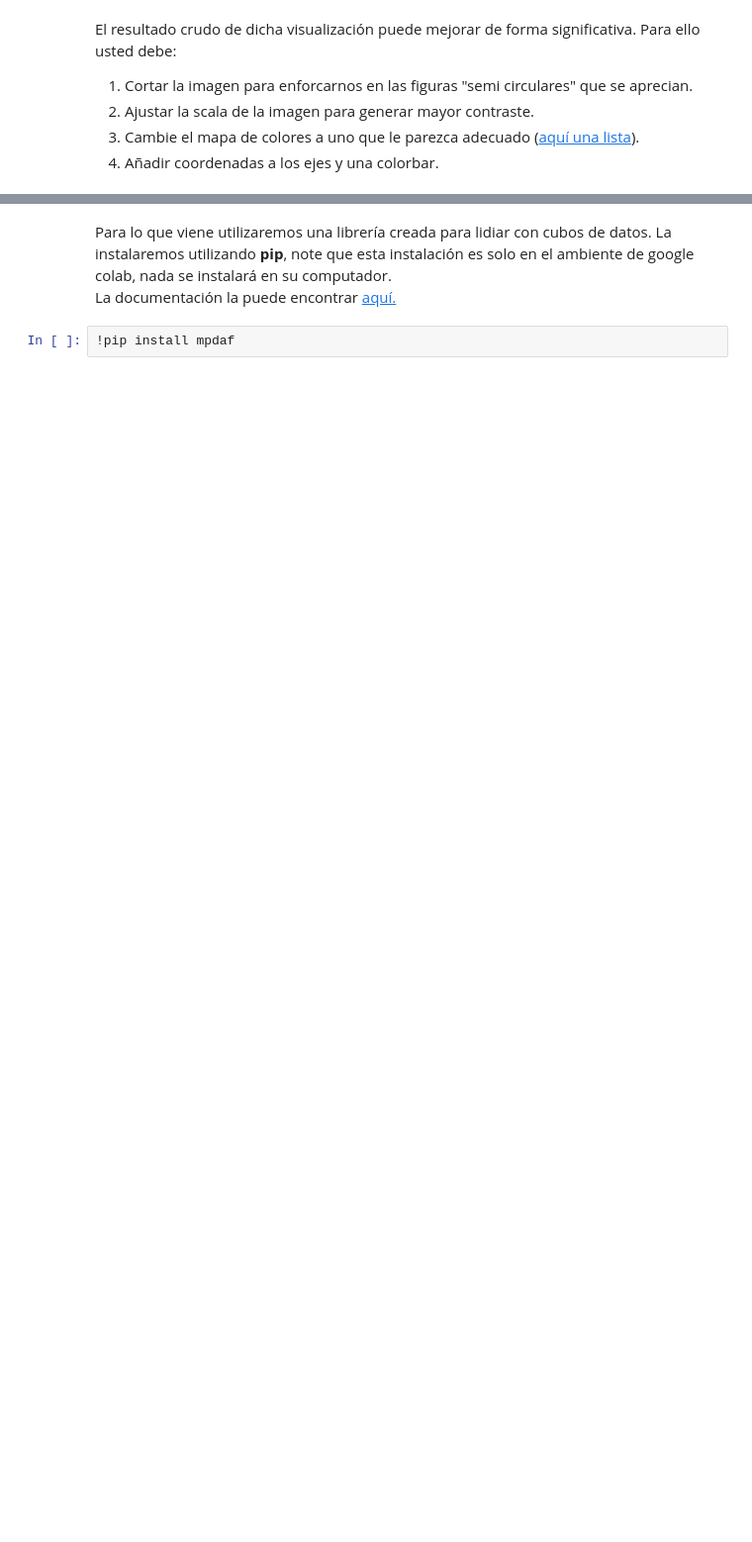
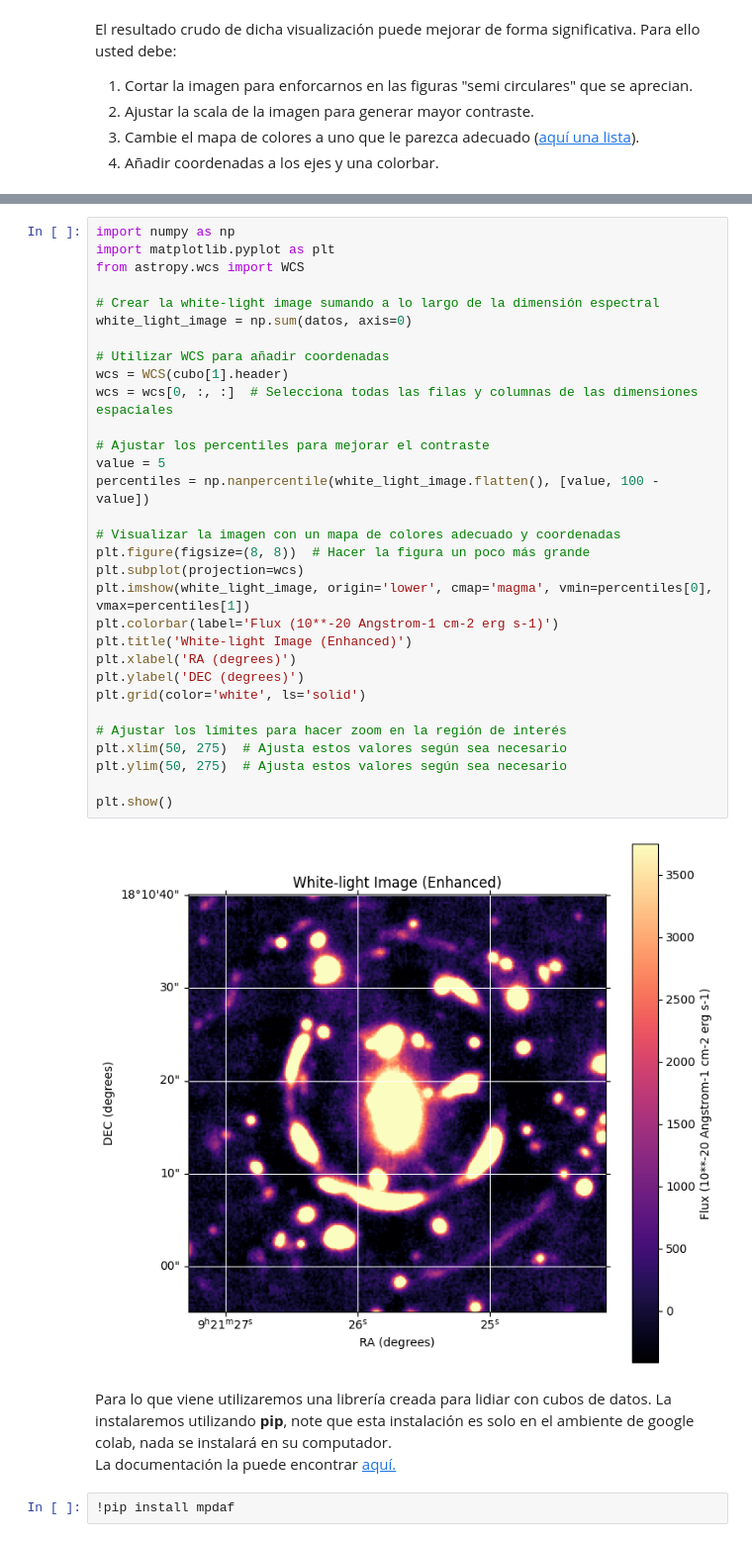
Before and after one commit to carlos-riquelme-c/Tarea-4, a Jupyter notebook: Tarea4.ipynb, the cells around one changed output, grey strips where cells are left out. Shown at 99% size. Drawn from its saved outputs; the diff is of its cells as text; blank space fills up the shorter version.

```diff
--- a/Tarea4.ipynb
+++ b/Tarea4.ipynb
@@ -171,3 +171,36 @@ plt.show()
+# %%
+import numpy as np
+import matplotlib.pyplot as plt
+from astropy.wcs import WCS
+
+# Crear la white-light image sumando a lo largo de la dimensión espectral
+white_light_image = np.sum(datos, axis=0)
+
+# Utilizar WCS para añadir coordenadas
+wcs = WCS(cubo[1].header)
+wcs = wcs[0, :, :]  # Selecciona todas las filas y columnas de las dimensiones espaciales
+
+# Ajustar los percentiles para mejorar el contraste
+value = 5
+percentiles = np.nanpercentile(white_light_image.flatten(), [value, 100 - value])
+
+# Visualizar la imagen con un mapa de colores adecuado y coordenadas
+plt.figure(figsize=(8, 8))  # Hacer la figura un poco más grande
+plt.subplot(projection=wcs)
+plt.imshow(white_light_image, origin='lower', cmap='magma', vmin=percentiles[0], vmax=percentiles[1])
+plt.colorbar(label='Flux (10**-20 Angstrom-1 cm-2 erg s-1)')
+plt.title('White-light Image (Enhanced)')
+plt.xlabel('RA (degrees)')
+plt.ylabel('DEC (degrees)')
+plt.grid(color='white', ls='solid')
+
+# Ajustar los límites para hacer zoom en la región de interés
+plt.xlim(50, 275)  # Ajusta estos valores según sea necesario
+plt.ylim(50, 275)  # Ajusta estos valores según sea necesario
+
+plt.show()
+# %% [output]
+[figure, added]
 # %% [markdown]
 Para lo que viene utilizaremos una librería creada para lidiar con cubos de datos.
 La instalaremos utilizando **pip**, note que esta instalación es solo en el ambiente de google colab, nada se instalará en su computador.
```
Also changed, not shown: parts of 9 cells of this notebook.
